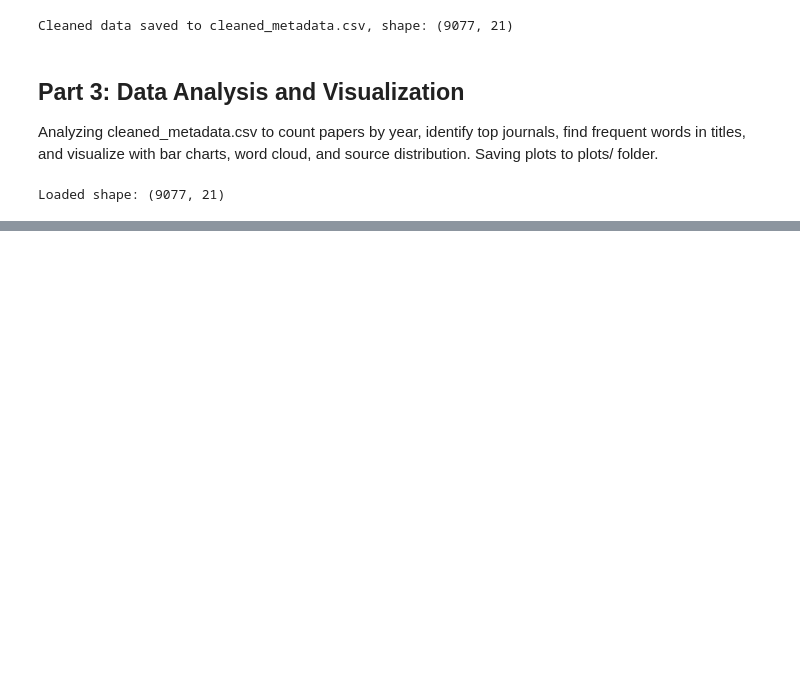
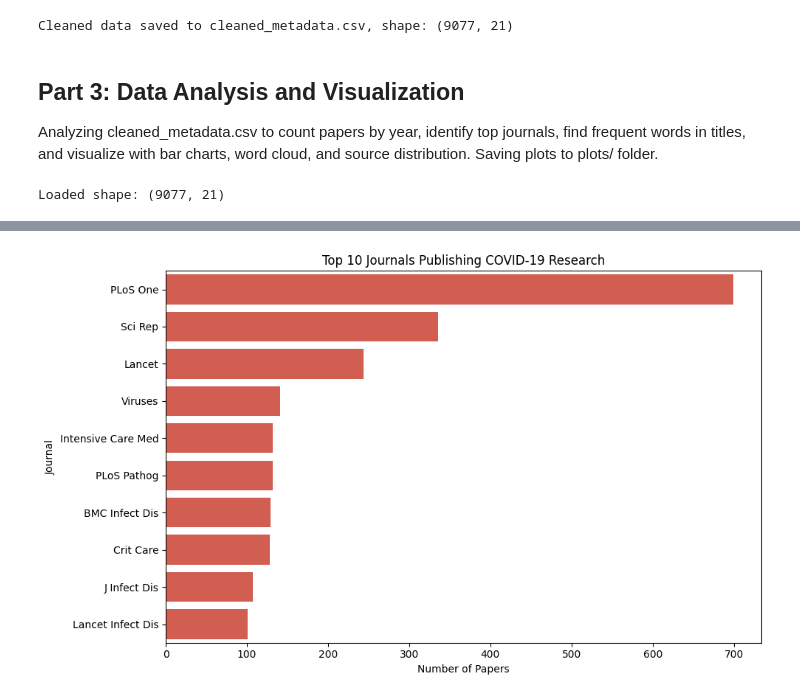
Before and after one commit to Seunvense/Frameworks_Assignment, a Jupyter notebook: analysis.ipynb, the cells around one changed output, grey strips where cells are left out. Drawn from its saved outputs; the diff is of its cells as text; code cells hidden in the pictures; blank space fills up the shorter version.

```diff
--- a/analysis.ipynb
+++ b/analysis.ipynb
@@ -158,0 +175,15 @@ Loaded shape: (9077, 21)
+# %%
+# Top 10 journals by paper count
+top_journals = df['journal'].value_counts().head(10)
+
+# Plot top journals (bar chart)
+plt.figure(figsize=(10, 6))
+sns.barplot(x=top_journals.values, y=top_journals.index, color='#e74c3c')
+plt.title('Top 10 Journals Publishing COVID-19 Research')
+plt.xlabel('Number of Papers')
+plt.ylabel('Journal')
+plt.tight_layout()
+plt.savefig('plots/top_journals.png')
+plt.show()
+# %% [output]
+[figure, added]
```
Also changed, not shown: parts of 3 cells of this notebook.
